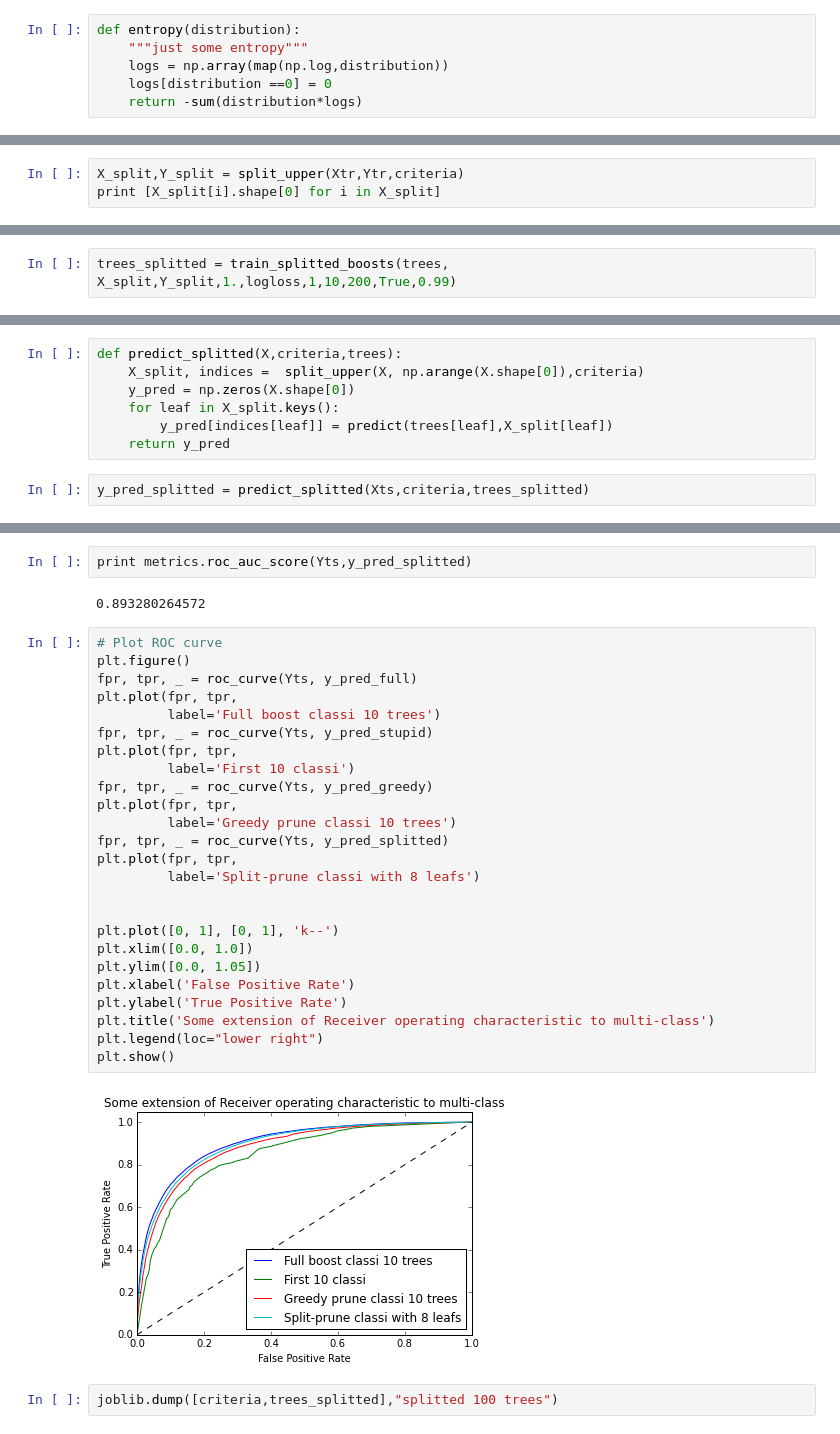
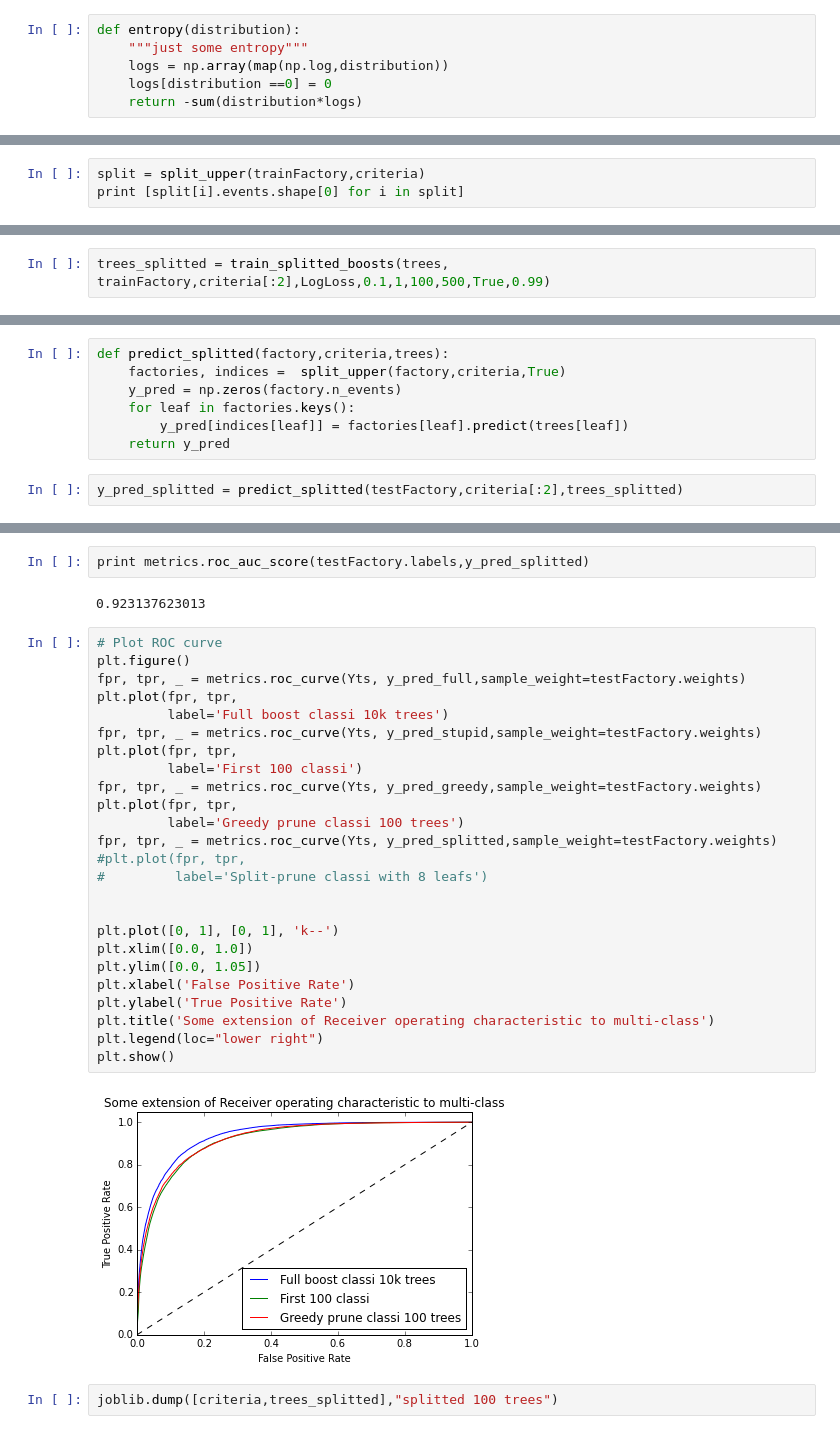
Before and after one commit to BladeCarrier/mining_GIMMEREALPROBLEMPLS, a Jupyter notebook: YAD_pruner/pruning_mnet/greeedy-spatial.ipynb, the cells around one changed output, grey strips where cells are left out. Drawn from its saved outputs; the diff is of its cells as text.

Commit message:
second order + weights

```diff
--- a/YAD_pruner/pruning_mnet/greeedy-spatial.ipynb
+++ b/YAD_pruner/pruning_mnet/greeedy-spatial.ipynb
@@ -471,4 +456,4 @@ def split_upper(X,Y,criterea):
 # %%
-X_split,Y_split = split_upper(Xtr,Ytr,criteria)
-print [X_split[i].shape[0] for i in X_split]
+split = split_upper(trainFactory,criteria)
+print [split[i].events.shape[0] for i in split]
 # %% [output]
@@ -525,4 +512,4 @@ def train_splitted_boosts( trees,
 
     return {leaves[i]:classis[i] for i in range(len(leaves))}
 # %%
-trees_splitted = train_splitted_boosts(trees, X_split,Y_split,1.,logloss,1,10,200,True,0.99)
+trees_splitted = train_splitted_boosts(trees, trainFactory,criteria[:2],LogLoss,0.1,1,100,500,True,0.99)
@@ -547,12 +516,12 @@ sample_size 200
 # %%
-def predict_splitted(X,criteria,trees):
-    X_split, indices =  split_upper(X, np.arange(X.shape[0]),criteria)
-    y_pred = np.zeros(X.shape[0])
-    for leaf in X_split.keys():
-        y_pred[indices[leaf]] = predict(trees[leaf],X_split[leaf])
+def predict_splitted(factory,criteria,trees):
+    factories, indices =  split_upper(factory,criteria,True)
+    y_pred = np.zeros(factory.n_events)
+    for leaf in factories.keys():
+        y_pred[indices[leaf]] = factories[leaf].predict(trees[leaf])
     return y_pred
 # %%
-y_pred_splitted = predict_splitted(Xts,criteria,trees_splitted)
+y_pred_splitted = predict_splitted(testFactory,criteria[:2],trees_splitted)
 # %%
 plt.hist(y_pred_splitted)
 # %% [output]
@@ -566,34 +537,34 @@ plt.hist(y_pred_splitted)
 # %%
-print metrics.roc_auc_score(Yts,y_pred_splitted)
+print metrics.roc_auc_score(testFactory.labels,y_pred_splitted)
 # %% [output]
-0.893280264572
+0.923137623013
 # %%
 # Plot ROC curve
 plt.figure()
-fpr, tpr, _ = roc_curve(Yts, y_pred_full)
+fpr, tpr, _ = metrics.roc_curve(Yts, y_pred_full,sample_weight=testFactory.weights)
 plt.plot(fpr, tpr,
-         label='Full boost classi 10 trees')
-fpr, tpr, _ = roc_curve(Yts, y_pred_stupid)
+         label='Full boost classi 10k trees')
+fpr, tpr, _ = metrics.roc_curve(Yts, y_pred_stupid,sample_weight=testFactory.weights)
 plt.plot(fpr, tpr,
-         label='First 10 classi')
-fpr, tpr, _ = roc_curve(Yts, y_pred_greedy)
+         label='First 100 classi')
+fpr, tpr, _ = metrics.roc_curve(Yts, y_pred_greedy,sample_weight=testFactory.weights)
 plt.plot(fpr, tpr,
-         label='Greedy prune classi 10 trees')
-fpr, tpr, _ = roc_curve(Yts, y_pred_splitted)
-plt.plot(fpr, tpr,
-         label='Split-prune classi with 8 leafs')
+         label='Greedy prune classi 100 trees')
+fpr, tpr, _ = metrics.roc_curve(Yts, y_pred_splitted,sample_weight=testFactory.weights)
+#plt.plot(fpr, tpr,
+#         label='Split-prune classi with 8 leafs')
 
 
 plt.plot([0, 1], [0, 1], 'k--')
 plt.xlim([0.0, 1.0])
 plt.ylim([0.0, 1.05])
 plt.xlabel('False Positive Rate')
 plt.ylabel('True Positive Rate')
 plt.title('Some extension of Receiver operating characteristic to multi-class')
 plt.legend(loc="lower right")
 plt.show()
 # %% [output]
-[figure, old version]
+[figure, new version]
 # %%
 joblib.dump([criteria,trees_splitted],"splitted 100 trees")
 # %% [output]
```
Also changed, not shown: parts of 23 cells of this notebook.
